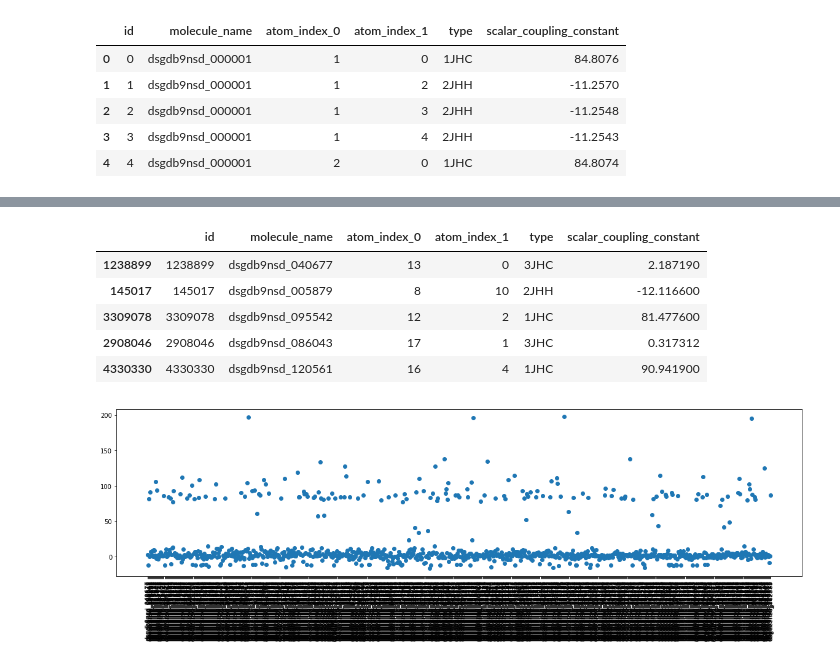
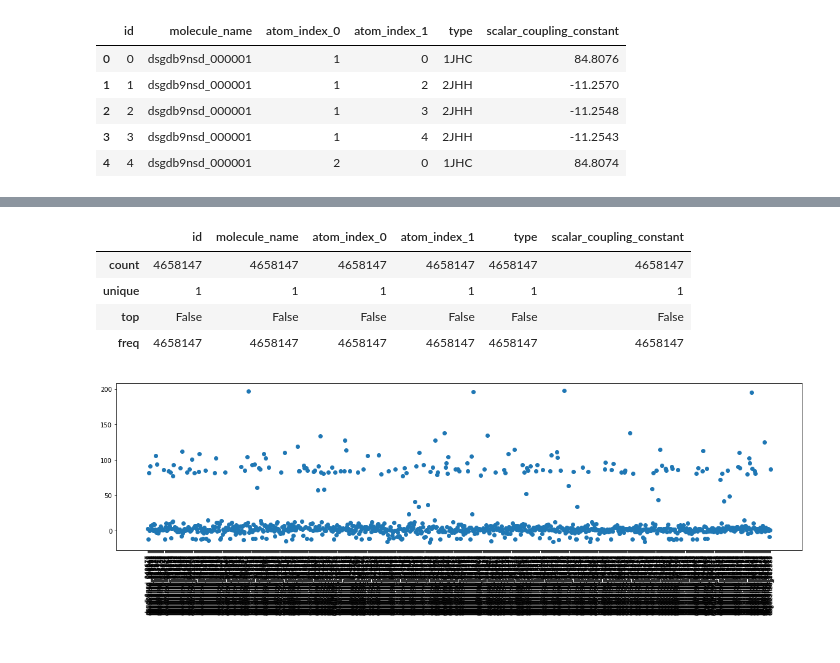
Before and after one commit to siddharth-ncl-work/kaggle_predicting_molecular_properties, a Jupyter notebook: c4_w1_data_exp.ipynb, the cells around one changed output, grey strips where cells are left out. Cells and saved outputs as stored; diff of their text form; code cells hidden in the pictures.

```diff
--- a/c4_w1_data_exp.ipynb
+++ b/c4_w1_data_exp.ipynb
@@ -88,16 +56,14 @@ train.describe(include='all').T
 | atom_index_1 | 4.65815e+06 | NaN | NaN | NaN | 5.88397 | 4.99394 | 0 | 2 | 5 | 8 | 28 |
 | type | 4658147 | 8 | 3JHC | 1510379 | NaN | NaN | NaN | NaN | NaN | NaN | NaN |
 | scalar_coupling_constant | 4.65815e+06 | NaN | NaN | NaN | 15.9216 | 34.942 | -36.2186 | -0.254978 | 2.28113 | 7.39065 | 204.88 |
-# %%
-train_sample=train.sample(1000)
-train_sample.head()
-# %% [output]
-|  | id | molecule_name | atom_index_0 | atom_index_1 | type | scalar_coupling_constant |
-| 1238899 | 1238899 | dsgdb9nsd_040677 | 13 | 0 | 3JHC | 2.187190 |
-| 145017 | 145017 | dsgdb9nsd_005879 | 8 | 10 | 2JHH | -12.116600 |
-| 3309078 | 3309078 | dsgdb9nsd_095542 | 12 | 2 | 1JHC | 81.477600 |
-| 2908046 | 2908046 | dsgdb9nsd_086043 | 17 | 1 | 3JHC | 0.317312 |
-| 4330330 | 4330330 | dsgdb9nsd_120561 | 16 | 4 | 1JHC | 90.941900 |
+# %%
+train.isna().describe(include='all')
+# %% [output]
+|  | id | molecule_name | atom_index_0 | atom_index_1 | type | scalar_coupling_constant |
+| count | 4658147 | 4658147 | 4658147 | 4658147 | 4658147 | 4658147 |
+| unique | 1 | 1 | 1 | 1 | 1 | 1 |
+| top | False | False | False | False | False | False |
+| freq | 4658147 | 4658147 | 4658147 | 4658147 | 4658147 | 4658147 |
 # %%
 plt.figure(figsize=(20,5))
 plt.scatter(train_sample['molecule_name'],train_sample['scalar_coupling_constant']);
```
Also changed, not shown: parts of 3 cells of this notebook.
